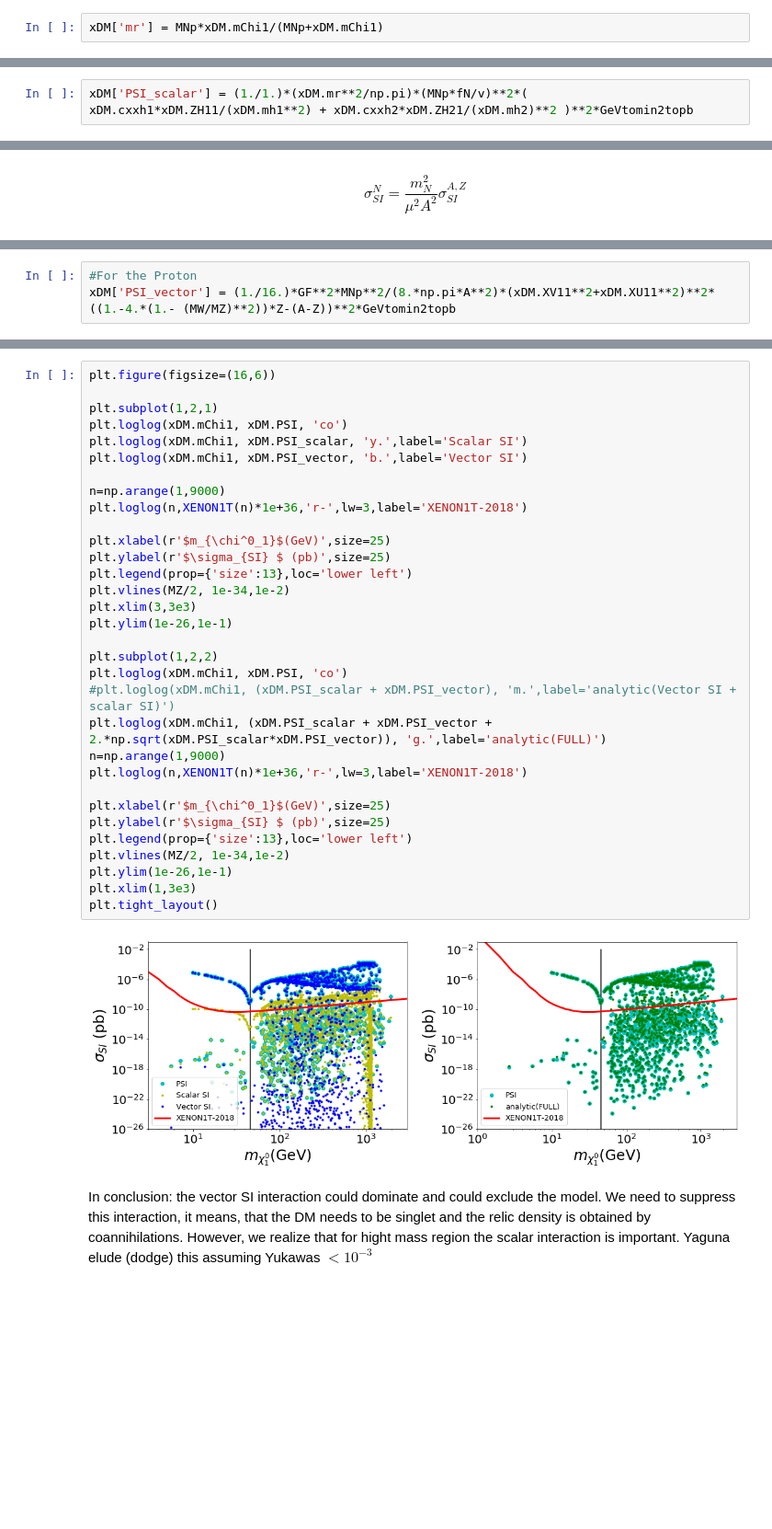
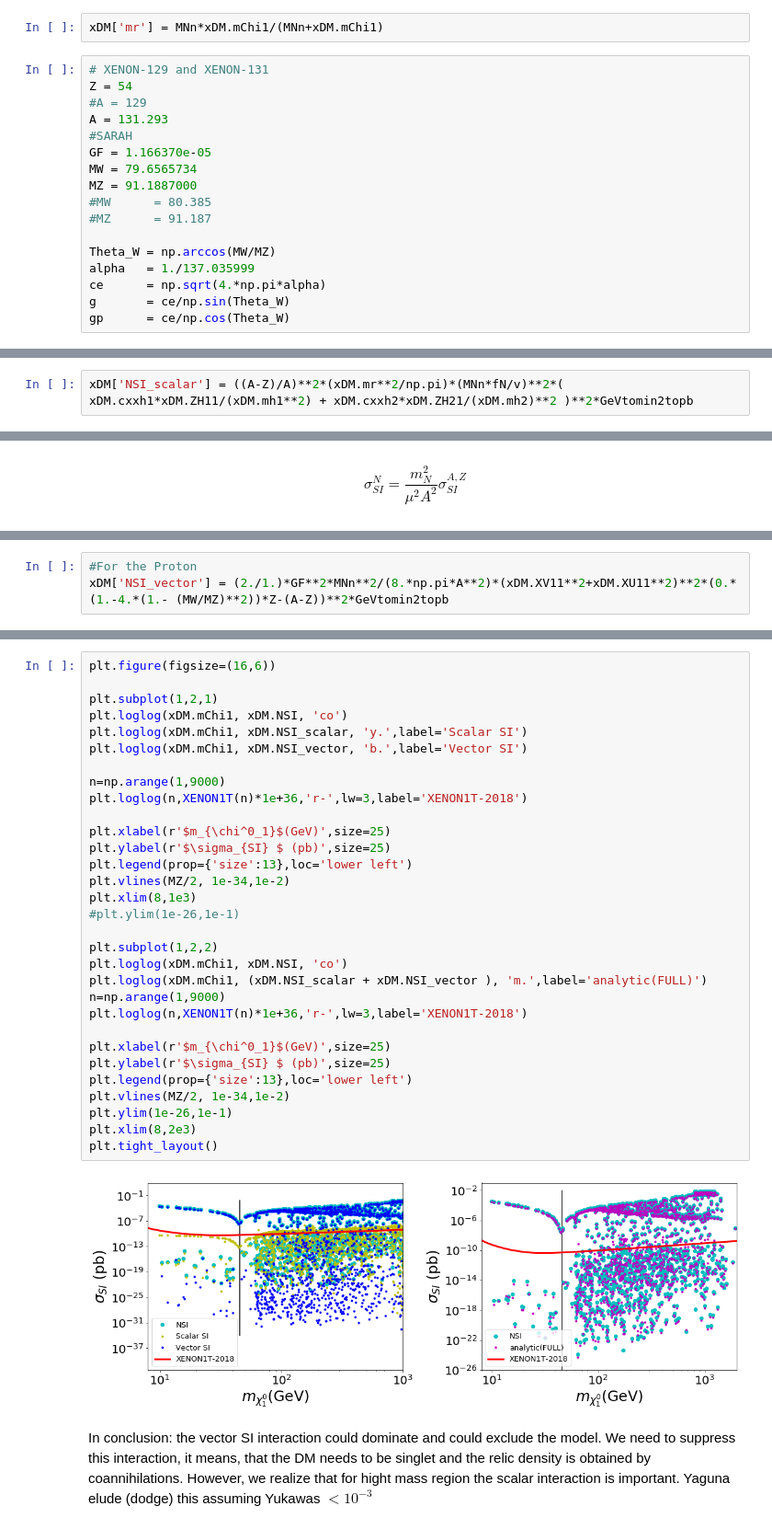
Before and after one commit to anferivera/SDdiracDM, a Jupyter notebook: run-model-general-scan.ipynb, the cells around one changed output, grey strips where cells are left out. Shown at 92% size. Cells and saved outputs as stored; diff of their text form; blank space fills up the shorter version.

```diff
--- a/run-model-general-scan.ipynb
+++ b/run-model-general-scan.ipynb
@@ -351,4 +341,21 @@ xDM['cxxh2'] = (xDM.YRC*xDM.XV12*xDM.ZH22 + xDM.YRD*xDM.XV11*xDM.ZH21)*(xDM.XU12
 \left(\dfrac{C_{111}Z^H_{11}}{mh_1^2} + \dfrac{C_{112}Z^H_{21}}{mh_2^2} \right)^2
 \end{equation}
 # %%
-xDM['mr'] = MNp*xDM.mChi1/(MNp+xDM.mChi1)
+xDM['mr'] = MNn*xDM.mChi1/(MNn+xDM.mChi1)
+# %%
+# XENON-129 and XENON-131
+Z = 54
+#A = 129
+A = 131.293
+#SARAH
+GF = 1.166370e-05
+MW = 79.6565734
+MZ = 91.1887000
+#MW      = 80.385
+#MZ      = 91.187
+
+Theta_W = np.arccos(MW/MZ)
+alpha   = 1./137.035999
+ce      = np.sqrt(4.*np.pi*alpha)
+g       = ce/np.sin(Theta_W)
+gp      = ce/np.cos(Theta_W)
@@ -355,5 +364,5 @@ xDM['mr'] = MNp*xDM.mChi1/(MNp+xDM.mChi1)
 # %%
-xDM['PSI_scalar'] = (1./1.)*(xDM.mr**2/np.pi)*(MNp*fN/v)**2*( xDM.cxxh1*xDM.ZH11/(xDM.mh1**2) + xDM.cxxh2*xDM.ZH21/(xDM.mh2)**2 )**2*GeVtomin2topb
+xDM['NSI_scalar'] = ((A-Z)/A)**2*(xDM.mr**2/np.pi)*(MNn*fN/v)**2*( xDM.cxxh1*xDM.ZH11/(xDM.mh1**2) + xDM.cxxh2*xDM.ZH21/(xDM.mh2)**2 )**2*GeVtomin2topb
 # %%
 plt.figure(figsize=(8,6))
 
@@ -423,3 +442,3 @@ gp      = ce/np.cos(Theta_W)
 # %%
 #For the Proton
-xDM['PSI_vector'] = (1./16.)*GF**2*MNp**2/(8.*np.pi*A**2)*(xDM.XV11**2+xDM.XU11**2)**2*((1.-4.*(1.- (MW/MZ)**2))*Z-(A-Z))**2*GeVtomin2topb
+xDM['NSI_vector'] = (2./1.)*GF**2*MNn**2/(8.*np.pi*A**2)*(xDM.XV11**2+xDM.XU11**2)**2*(0.*(1.-4.*(1.- (MW/MZ)**2))*Z-(A-Z))**2*GeVtomin2topb
@@ -426,36 +457,35 @@ xDM['PSI_vector'] = (1./16.)*GF**2*MNp**2/(8.*np.pi*A**2)*(xDM.XV11**2+xDM.XU11*
 # %%
 plt.figure(figsize=(16,6))
 
 plt.subplot(1,2,1)
-plt.loglog(xDM.mChi1, xDM.PSI, 'co')
-plt.loglog(xDM.mChi1, xDM.PSI_scalar, 'y.',label='Scalar SI')
-plt.loglog(xDM.mChi1, xDM.PSI_vector, 'b.',label='Vector SI')
+plt.loglog(xDM.mChi1, xDM.NSI, 'co')
+plt.loglog(xDM.mChi1, xDM.NSI_scalar, 'y.',label='Scalar SI')
+plt.loglog(xDM.mChi1, xDM.NSI_vector, 'b.',label='Vector SI')
 
 n=np.arange(1,9000)
 plt.loglog(n,XENON1T(n)*1e+36,'r-',lw=3,label='XENON1T-2018')
 
 plt.xlabel(r'$m_{\chi^0_1}$(GeV)',size=25)
 plt.ylabel(r'$\sigma_{SI} $ (pb)',size=25)
 plt.legend(prop={'size':13},loc='lower left')
 plt.vlines(MZ/2, 1e-34,1e-2)
-plt.xlim(3,3e3)
-plt.ylim(1e-26,1e-1)
+plt.xlim(8,1e3)
+#plt.ylim(1e-26,1e-1)
 
 plt.subplot(1,2,2)
-plt.loglog(xDM.mChi1, xDM.PSI, 'co')
-#plt.loglog(xDM.mChi1, (xDM.PSI_scalar + xDM.PSI_vector), 'm.',label='analytic(Vector SI + scalar SI)')
-plt.loglog(xDM.mChi1, (xDM.PSI_scalar + xDM.PSI_vector + 2.*np.sqrt(xDM.PSI_scalar*xDM.PSI_vector)), 'g.',label='analytic(FULL)')
+plt.loglog(xDM.mChi1, xDM.NSI, 'co')
+plt.loglog(xDM.mChi1, (xDM.NSI_scalar + xDM.NSI_vector ), 'm.',label='analytic(FULL)')
 n=np.arange(1,9000)
 plt.loglog(n,XENON1T(n)*1e+36,'r-',lw=3,label='XENON1T-2018')
 
 plt.xlabel(r'$m_{\chi^0_1}$(GeV)',size=25)
 plt.ylabel(r'$\sigma_{SI} $ (pb)',size=25)
 plt.legend(prop={'size':13},loc='lower left')
 plt.vlines(MZ/2, 1e-34,1e-2)
 plt.ylim(1e-26,1e-1)
-plt.xlim(1,3e3)
+plt.xlim(8,2e3)
 plt.tight_layout()
 # %% [output]
-[figure, old version]
+[figure, new version]
 # %% [markdown]
 In conclusion: the vector SI interaction could dominate and could exclude the model. We need to suppress this interaction, it means, that the DM needs to be singlet and the relic density is obtained by coannihilations. However, we realize that for hight mass region the scalar interaction is important. Yaguna elude (dodge) this assuming Yukawas $< 10^{-3}$
```
Also changed, not shown: parts of 51 cells of this notebook, 5 other files.
